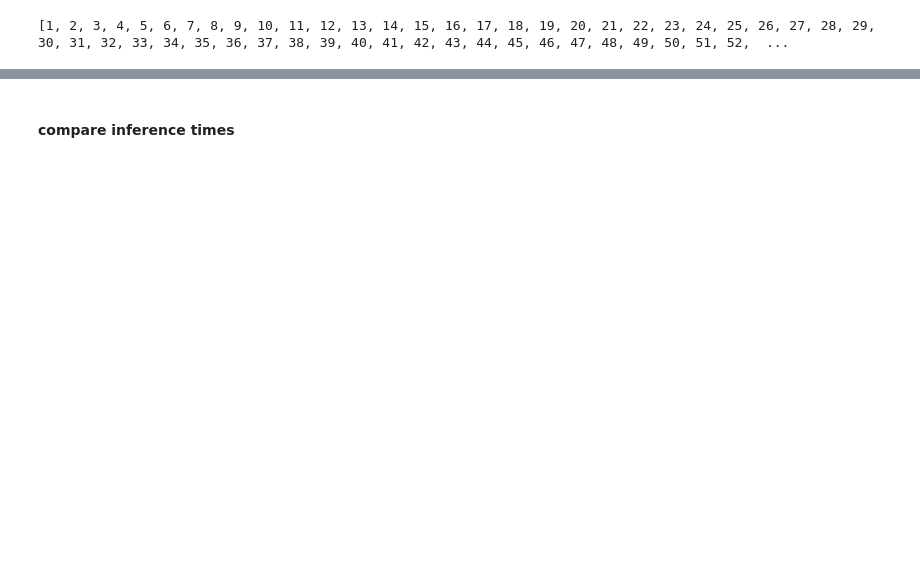
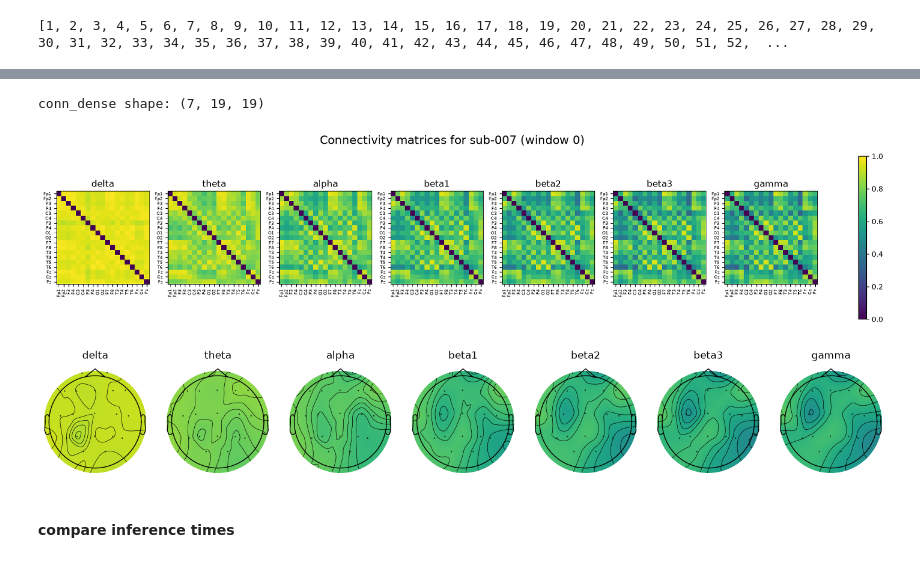
Before and after one commit to hereditary-eu/EEGlass, a Jupyter notebook: backend/experiments_xeegnet/adapt_selfeeg.ipynb, the cells around one changed output, grey strips where cells are left out. Saved outputs shown, nothing was run; the diff lists cells and outputs as text; code cells hidden in the pictures; blank space fills up the shorter version.

```diff
--- a/backend/experiments_xeegnet/adapt_selfeeg.ipynb
+++ b/backend/experiments_xeegnet/adapt_selfeeg.ipynb
@@ -496,12 +472,9 @@ KeyboardInterrupt:
 # %%
-# from backend.data.load_data import load_model_windows_for_participant, load_metadata
+# #  # from backend.data.load_data import load_model_windows_for_participant, load_metadata
 
 df   = load_metadata(dir_data)
 label_of = {f"sub-{int(r.participant_id.split('-')[1]):03d}": int(r.group_encoded)
             for r in df.itertuples()}
-
-params = SCCParams.default(sfreq=srate, sample_length=sample_length)  # -> scc_key
-store  = SCCStore()  # data/scc_cache/...
 
 x, y, scc, sids = build_x_y_scc(
     dir_data, participant_ids, label_of, store, params,
@@ -509,5 +482,15 @@ x, y, scc, sids = build_x_y_scc(
     dataset_id="ds004504", n_channels=Chans, source="derivatives",
     sample_length=sample_length,
 )
+
+print(x.shape)
+print(y.shape)
+print(scc.shape)
+print(sids.shape)
+print(x)
+print(y)
+print(scc)
+print(sids)
+
 train_ds = CachedSCCDataset(x, scc, y)  # yields ([x, scc], y)
 # %% [output]
@@ -515,3 +555,48 @@ ModuleNotFoundError: No module named 'backend'
+# %%
+band_names = list(BANDS.keys())
+
+# Reconstruct a symmetric (n_bands, n_channels, n_channels) tensor from the cached pair vectors.
+conn_dense = pairs_to_dense(cached_window, n_channels=Chans, fill_diagonal=0.0)
+print("conn_dense shape:", conn_dense.shape)
+
+fig, axes = plt.subplots(1, len(band_names), figsize=(20, 4))
+for b, (ax, band) in enumerate(zip(axes, band_names)):
+    im = ax.imshow(conn_dense[b], vmin=0, vmax=1, cmap="viridis")
+    ax.set_title(band)
+    ax.set_xticks(range(len(one_epoch.ch_names)))
+    ax.set_yticks(range(len(one_epoch.ch_names)))
+    ax.set_xticklabels(one_epoch.ch_names, rotation=90, fontsize=6)
+    ax.set_yticklabels(one_epoch.ch_names, fontsize=6)
+fig.colorbar(im, ax=axes, fraction=0.02)
+
+# add title
+plt.suptitle(f"Connectivity matrices for {subject_id} (window {window_idx})", fontsize=16)
+
+plt.show()
+
+# Per-channel summary for topomaps: average each channel's connectivity to all others.
+scc_per_channel_cached = conn_dense.mean(axis=-1)  # (n_bands, n_channels)
+
+fig, axes = plt.subplots(1, len(band_names), figsize=(18, 4))
+for b, (ax, band) in enumerate(zip(axes, band_names)):
+    mne.viz.plot_topomap(
+        scc_per_channel_cached[b],
+        one_epoch.info,
+        axes=ax,
+        show=False,
+        vlim=(0, 1),
+        cmap="viridis",
+    )
+    ax.set_title(band)
+
+
+
+
+plt.show()
+# %% [output]
+conn_dense shape: (7, 19, 19)
+[figure, added]
+[figure, added]
 # %% [markdown]
 #### compare inference times
 # %%
```
Also changed, not shown: parts of 21 cells of this notebook, 3 other files.
